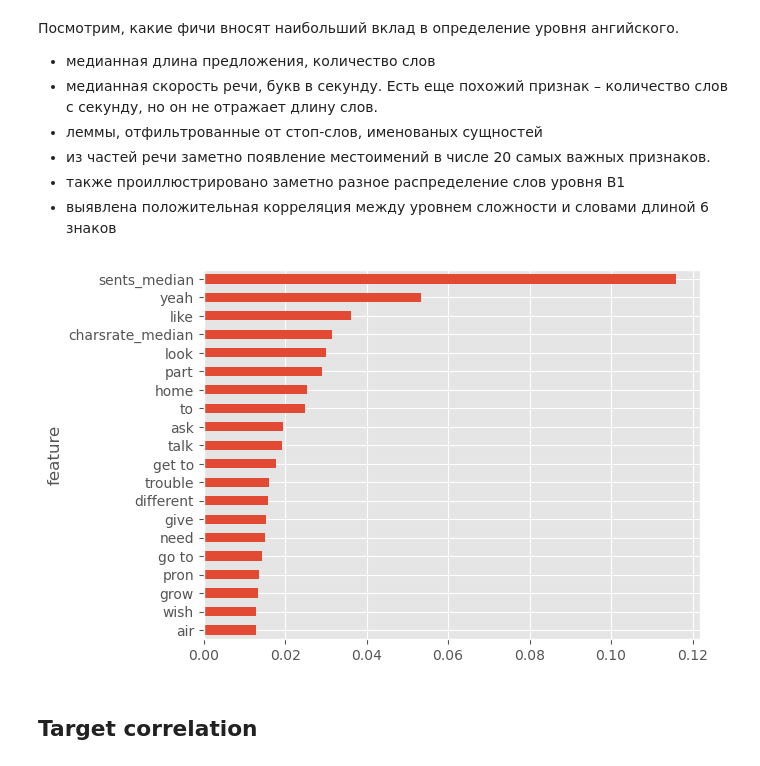
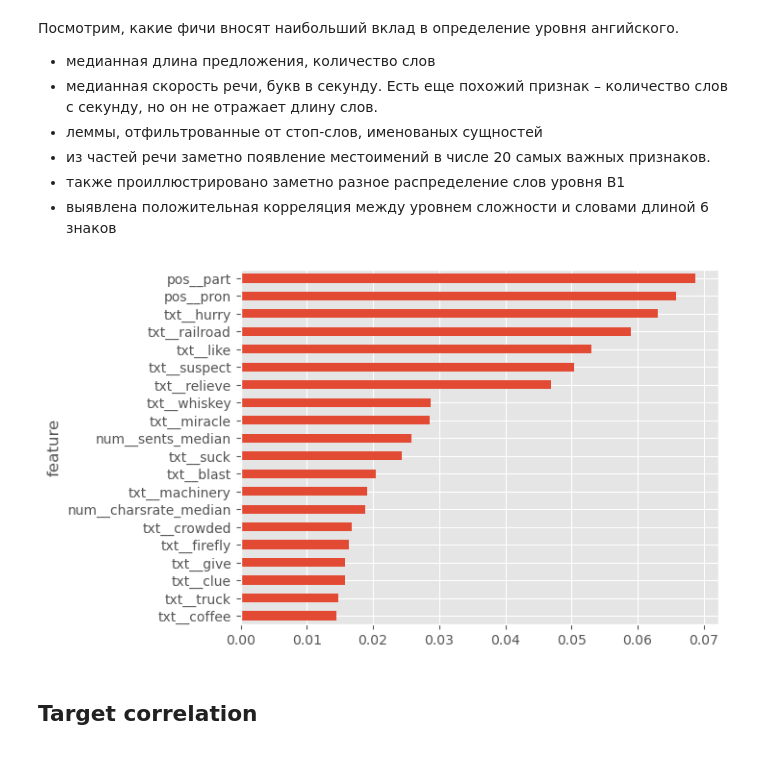
Before and after one commit to artefucktor/english_level, a Jupyter notebook: movies_english_level.ipynb, the cells around one changed output. Cells and saved outputs as stored; diff of their text form; code cells hidden in the pictures.

Commit message:
add kmeans

```diff
--- a/movies_english_level.ipynb
+++ b/movies_english_level.ipynb
@@ -532,10 +541,10 @@ X_train, X_test, y_train, y_test = train_test_split(movies,
                                                     test_size=0.3
                                                    )
 # %%
-kmeans = KMeans(n_clusters=4, n_init=10, random_state=RANDOM_STATE)
+kmeans = KMeans(n_clusters=3, n_init=10, random_state=RANDOM_STATE)
 scaler = StandardScaler()
-tfidf  = TfidfVectorizer()
 bow    = CountVectorizer()
+regressor = xgboost.XGBRegressor(random_state=RANDOM_STATE, eval_metric='rmse')
 
 # предобработка данных
 preprocessor = ColumnTransformer([
@@ -544,13 +553,14 @@ preprocessor = ColumnTransformer([
     ('pos', tfidf, 'pos'),
 ], remainder='drop')
 
-# кластеризация мне нужна после предобработки, поэтому под kmeans отдельный пайплайн
+# кластеризация мне нужна после предобработки,
+# поэтому под kmeans в пайплайне отдельная ветка
 clusters = Pipeline(steps=[
     ('pre', preprocessor),
     ('kmeans', kmeans),
 ])
 
-# объединяем фичи для регресии – предобработка плюс кластеры
+# объединяем фичи – предобработка плюс кластеры
 union = FeatureUnion([
     ('pre', preprocessor),
     ('clu', clusters)
@@ -561,7 +571,5 @@ pipeline = Pipeline(steps=[
     ('uni', union),
     ('reg', regressor)
 ])
-
-regressor = xgboost.XGBRegressor(random_state=RANDOM_STATE, eval_metric='rmse')
 # %% [markdown]
 ## Regressor
@@ -620,17 +627,17 @@ dump(rc, 'english_level_model.joblib')
 - также проиллюстрировано заметно разное распределение слов уровня В1
 - выявлена положительная корреляция между уровнем сложности и словами длиной 6 знаков
 # %%
-feature_names = rc.best_estimator_[0].get_feature_names_out()
-feature_importances = rc.best_estimator_[-1].feature_importances_
+feature_names = pipeline[:-1].get_feature_names_out()
+feature_importances = pipeline[-1].feature_importances_
 fi = pd.DataFrame({'feature':feature_names, 'weight': feature_importances})
 fi.feature = fi.feature.str[5:]
 
 fi.sort_values(by='weight', ascending=False) \
   .head(20).sort_values(by='weight',ascending=True) \
   .plot(kind='barh', y='weight', x='feature', legend=False)
 plt.show()
 # %% [output]
-[figure, old version]
+[figure, new version]
 # %% [markdown]
 ## Target correlation
 # %%
```
Also changed, not shown: parts of 25 cells of this notebook.
